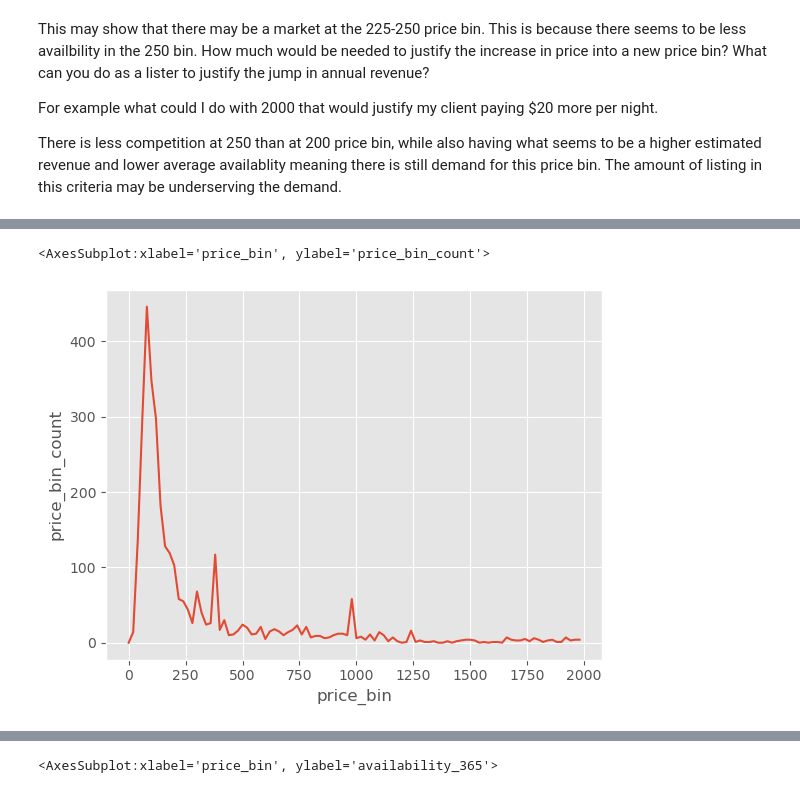
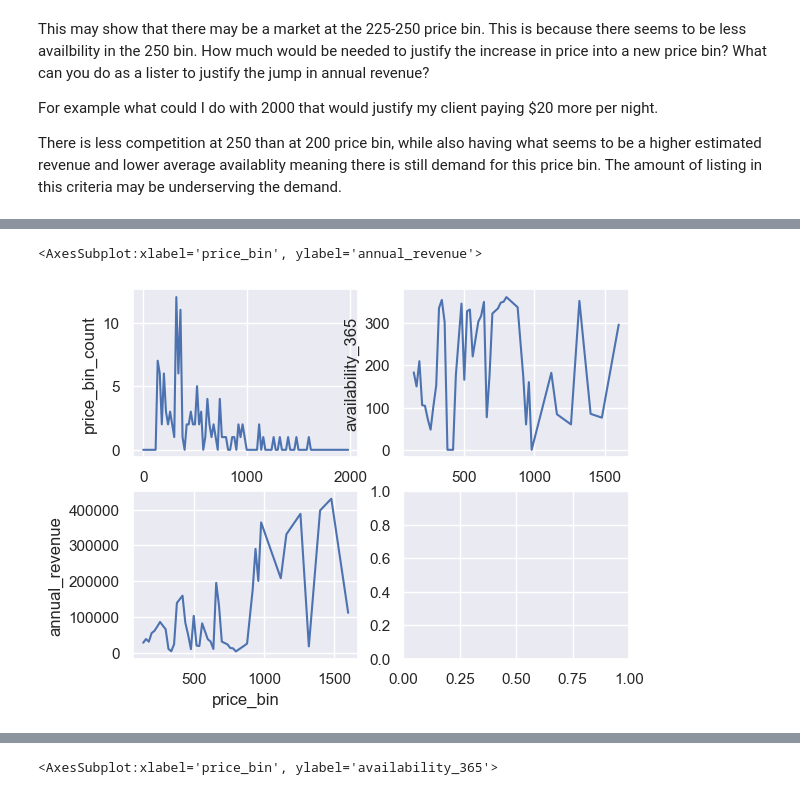
Before and after one commit to liu-roger/data_visualization_project, a Jupyter notebook: visualizations/type_of_room_and_boro.ipynb, the cells around one changed output, grey strips where cells are left out. Cells and saved outputs as stored; diff of their text form; code cells hidden in the pictures.

Commit message:
made into subplots for each room type

```diff
--- a/visualizations/type_of_room_and_boro.ipynb
+++ b/visualizations/type_of_room_and_boro.ipynb
@@ -128,0 +180,6 @@ staten_island_shared = df[(df['neighbourhood_group']=='Staten Island') & (df['ro
+# %%
+sns.set()
+fig, axes = plt.subplots(2, 2)
+sns.lineplot(x = brooklyn_shared_grouping.index, y = 'price_bin_count', data=brooklyn_shared_grouping,ax=axes[0,0])
+sns.lineplot(x = brooklyn_shared_grouping.index, y = 'availability_365', data=brooklyn_shared_grouping,ax=axes[0,1])
+sns.lineplot(x = brooklyn_shared_grouping.index, y = 'annual_revenue', data=brooklyn_shared_grouping,ax=axes[1,0])
@@ -128,0 +195,6 @@ staten_island_shared = df[(df['neighbourhood_group']=='Staten Island') & (df['ro
+# %%
+sns.set()
+fig, axes = plt.subplots(2, 2)
+sns.lineplot(x = manhattan_home_grouping.index, y = 'price_bin_count', data=manhattan_home_grouping,ax=axes[0,0])
+sns.lineplot(x = manhattan_home_grouping.index, y = 'availability_365', data=manhattan_home_grouping,ax=axes[0,1])
+sns.lineplot(x = manhattan_home_grouping.index, y = 'annual_revenue', data=manhattan_home_grouping,ax=axes[1,0])
@@ -150,0 +210,6 @@ manhattan_private_grouping
+# %%
+sns.set()
+fig, axes = plt.subplots(2, 2)
+sns.lineplot(x = manhattan_private_grouping.index, y = 'price_bin_count', data=manhattan_private_grouping,ax=axes[0,0])
+sns.lineplot(x = manhattan_private_grouping.index, y = 'availability_365', data=manhattan_private_grouping,ax=axes[0,1])
+sns.lineplot(x = manhattan_private_grouping.index, y = 'annual_revenue', data=manhattan_private_grouping,ax=axes[1,0])
@@ -151,5 +219,15 @@ manhattan_private_grouping
+# %%
+manhattan_hotel_grouping_mean =  manhattan_hotel.groupby('price_bin').mean()
+manhattan_hotel_grouping_count = manhattan_hotel.groupby('price_bin').count()
+manhattan_hotel_grouping_count = manhattan_hotel_grouping_count[['price']]
+manhattan_hotel_grouping_count.rename(columns={'price':'price_bin_count'}, inplace=True)
+manhattan_hotel_grouping = pd.merge(manhattan_hotel_grouping_mean,manhattan_hotel_grouping_count, how = 'left', on= 'price_bin')
 # %%
-sns.lineplot(x = manhattan_private_grouping.index, y = 'price_bin_count', data=manhattan_private_grouping)
+sns.set()
+fig, axes = plt.subplots(2, 2)
+sns.lineplot(x = manhattan_hotel_grouping.index, y = 'price_bin_count', data=manhattan_hotel_grouping,ax=axes[0,0])
+sns.lineplot(x = manhattan_hotel_grouping.index, y = 'availability_365', data=manhattan_hotel_grouping,ax=axes[0,1])
+sns.lineplot(x = manhattan_hotel_grouping.index, y = 'annual_revenue', data=manhattan_hotel_grouping,ax=axes[1,0])
 # %% [output]
-<AxesSubplot:xlabel='price_bin', ylabel='price_bin_count'>
+<AxesSubplot:xlabel='price_bin', ylabel='annual_revenue'>
-[figure, old version]
+[figure, new version]
```
Also changed, not shown: parts of 14 cells of this notebook.
